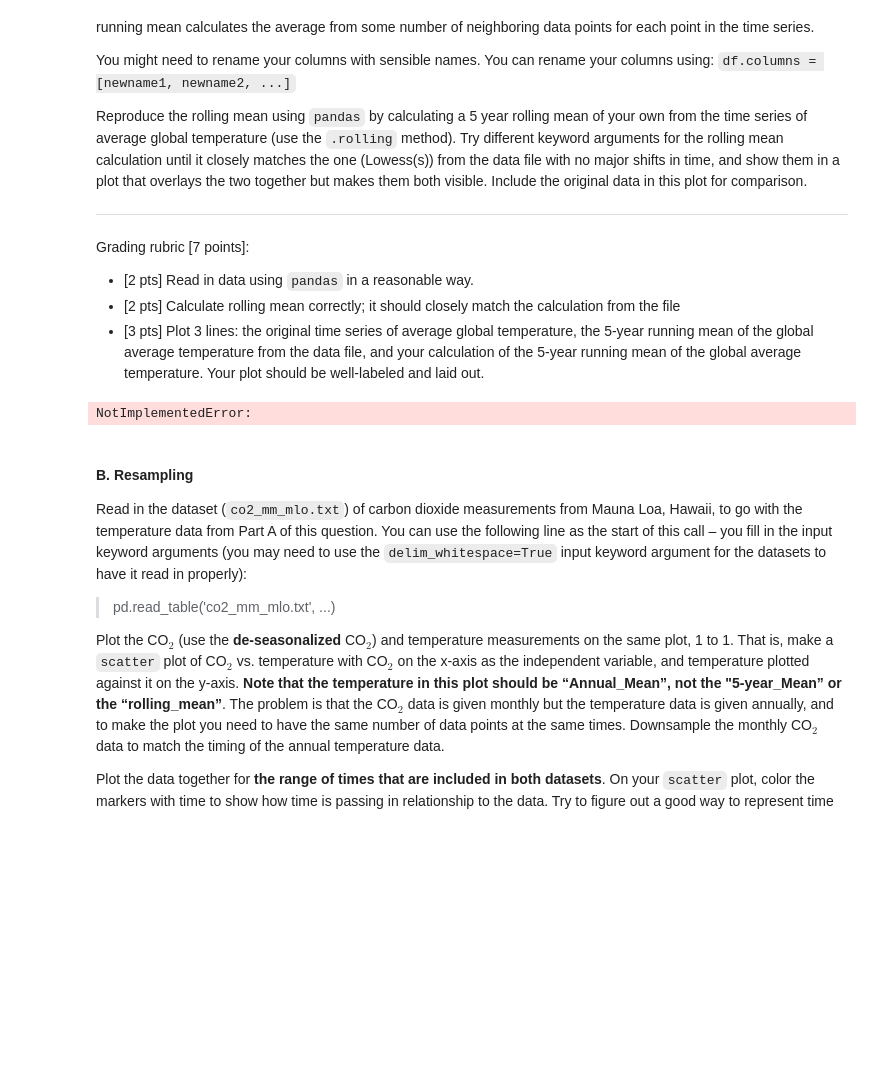
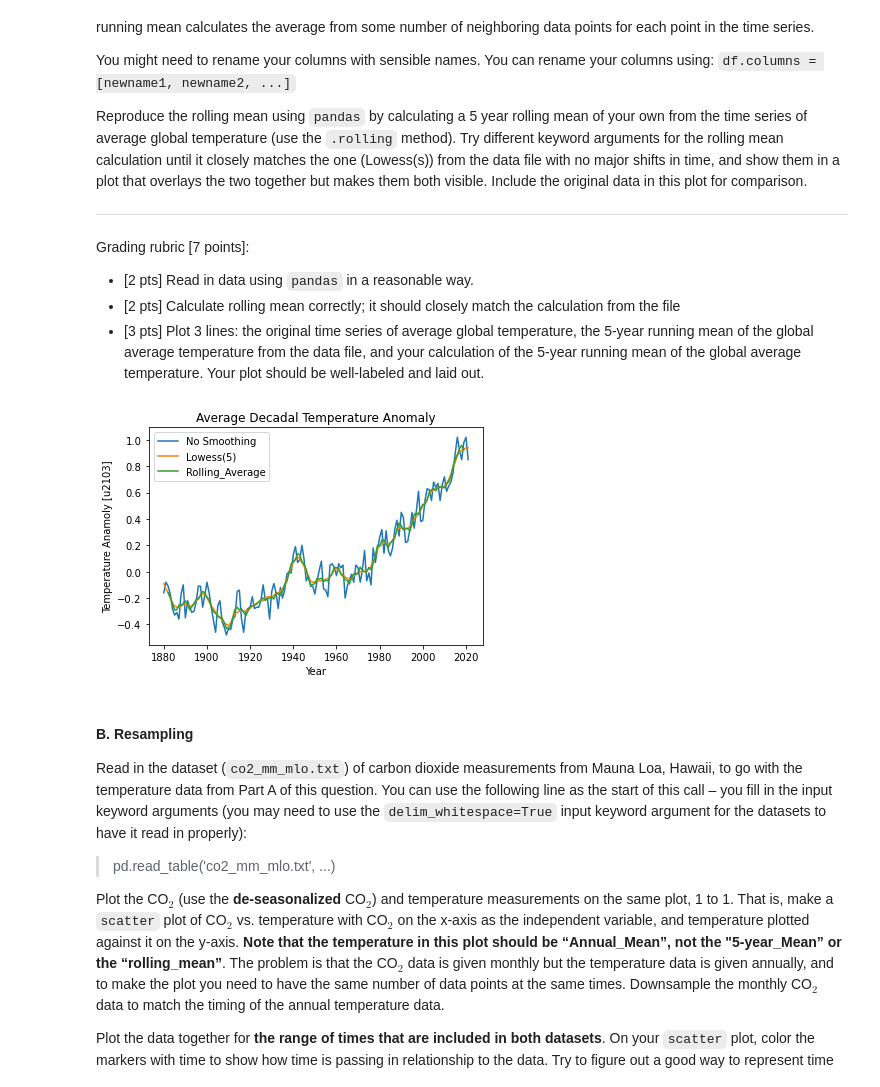
Before and after one commit to stephen6410/Dr.-Zhang-OCNG-469, a Jupyter notebook: hw09.ipynb, the cells around one changed output. Saved outputs shown, nothing was run; the diff lists cells and outputs as text; code cells hidden in the pictures; blank space fills up the shorter version.

```diff
--- a/hw09.ipynb
+++ b/hw09.ipynb
@@ -198,13 +198,28 @@ Grading rubric [7 points]:
 * [2 pts] Read in data using `pandas` in a reasonable way.
 * [2 pts] Calculate rolling mean correctly; it should closely match the calculation from the file
 * [3 pts] Plot 3 lines: the original time series of average global temperature, the 5-year running mean of the global average temperature from the data file, and your calculation of the 5-year running mean of the global average temperature. Your plot should be well-labeled and laid out.
-# %%
-# Part A
-
-# YOUR CODE HERE
-raise NotImplementedError()
-# %% [output]
-NotImplementedError:
+# %%
+# Part A
+data = pd.read_csv("647_Global_Temperature_Data_File.txt", delim_whitespace=True, header=0, skiprows = (0, 1, 2, 4))
+# YOUR CODE HERE
+data["Rolling_Avg"] = 0
+data["Rolling_Avg"] = data.No_Smoothing.rolling(window=5, center=True).mean()
+#print(data)
+fig, ax = plt.subplots()
+
+ax.plot(data.Year, data.No_Smoothing, label='No Smoothing')
+ax.plot(data.Year, data['Lowess(5)'], label='Lowess(5)')
+ax.plot(data.Year, data.Rolling_Avg, label='Rolling_Average')
+
+plt.xlabel('Year')
+plt.ylabel('Temperature Anamoly [u2103]')
+plt.title('Average Decadal Temperature Anomaly')
+plt.legend()
+plt.show()
+
+# raise NotImplementedError()
+# %% [output]
+[figure, added]
 # %% [markdown]
 #### B. Resampling
 
```
Also changed, not shown: parts of 2 cells of this notebook.
